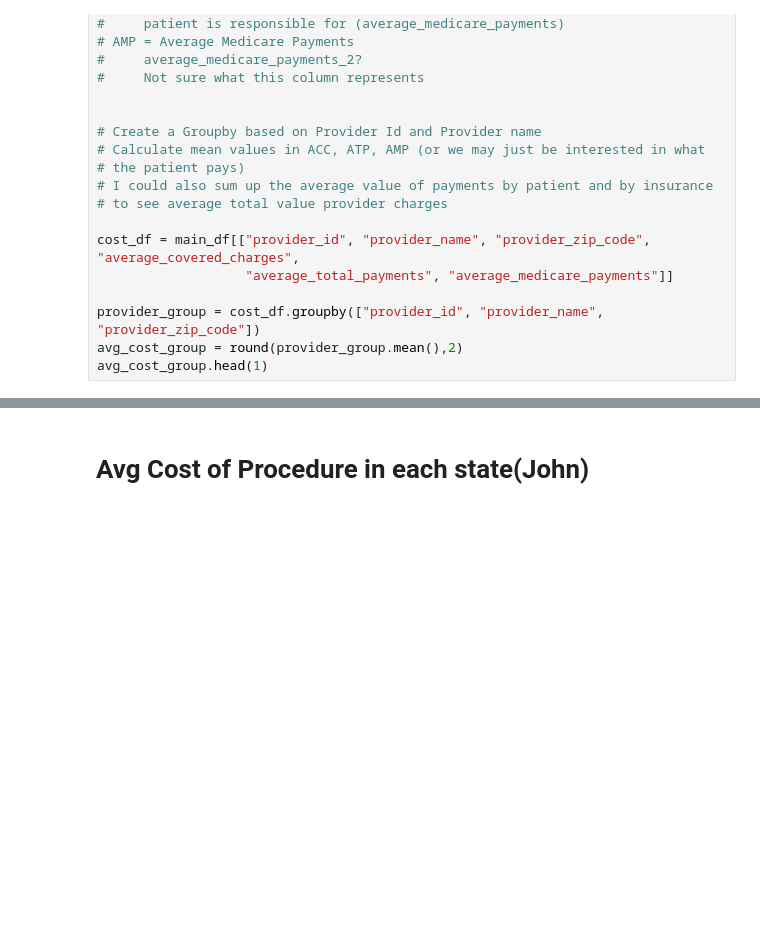
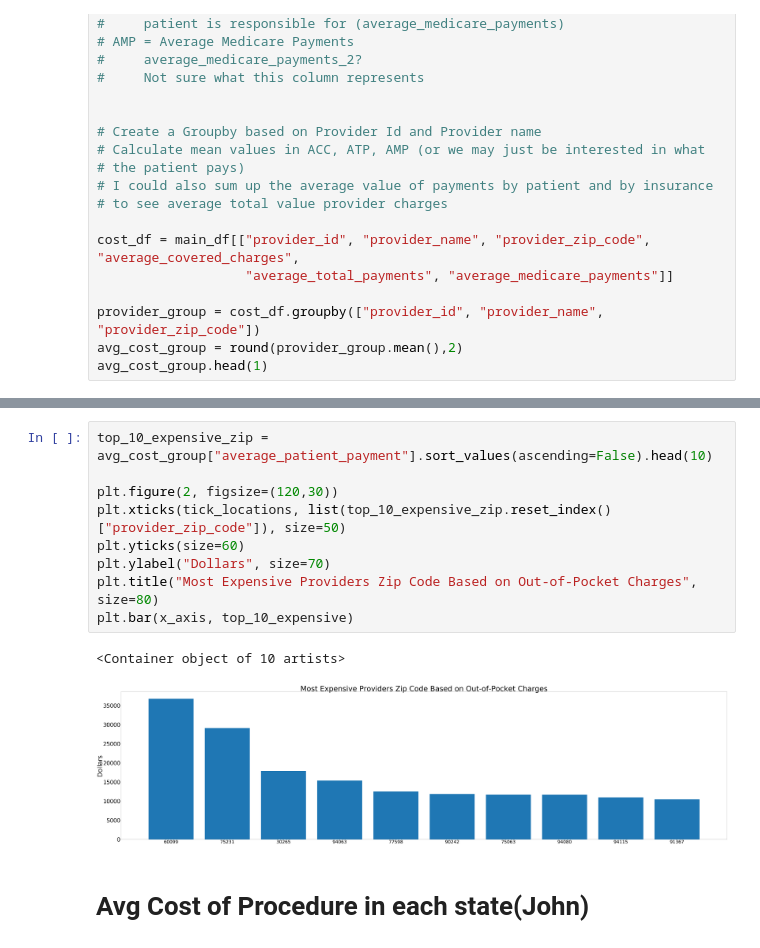
Before and after one commit to jwarlop/BC_Proj001, a Jupyter notebook: main.ipynb, the cells around one changed output, grey strips where cells are left out. Saved outputs shown, nothing was run; the diff lists cells and outputs as text; blank space fills up the shorter version.

```diff
--- a/main.ipynb
+++ b/main.ipynb
@@ -130,3 +167,15 @@ avg_cost_group.head(1)
+# %%
+top_10_expensive_zip = avg_cost_group["average_patient_payment"].sort_values(ascending=False).head(10)
+
+plt.figure(2, figsize=(120,30))
+plt.xticks(tick_locations, list(top_10_expensive_zip.reset_index()["provider_zip_code"]), size=50)
+plt.yticks(size=60)
+plt.ylabel("Dollars", size=70)
+plt.title("Most Expensive Providers Zip Code Based on Out-of-Pocket Charges", size=80)
+plt.bar(x_axis, top_10_expensive)
+# %% [output]
+<Container object of 10 artists>
+[figure, added]
 # %% [markdown]
 # Avg Cost of Procedure in each state(John)
 # %%
```
Also changed, not shown: parts of 3 cells of this notebook, 1 other file.
